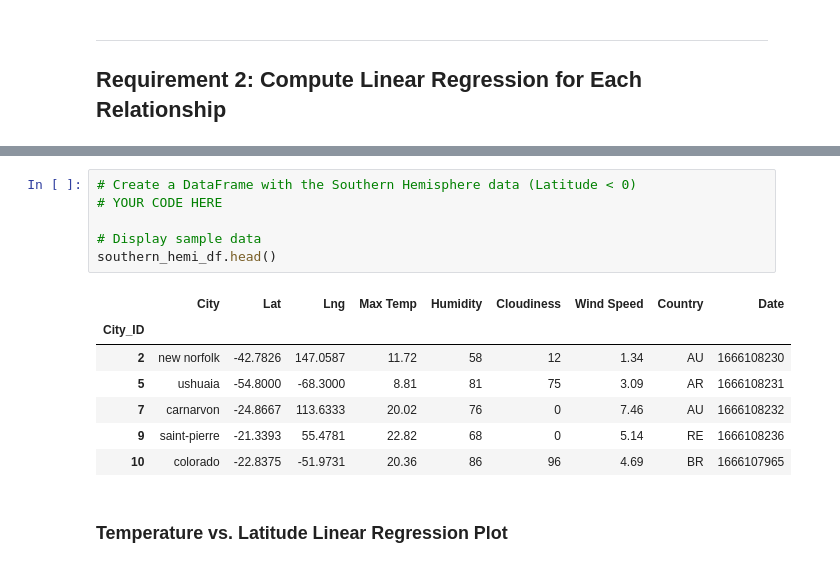
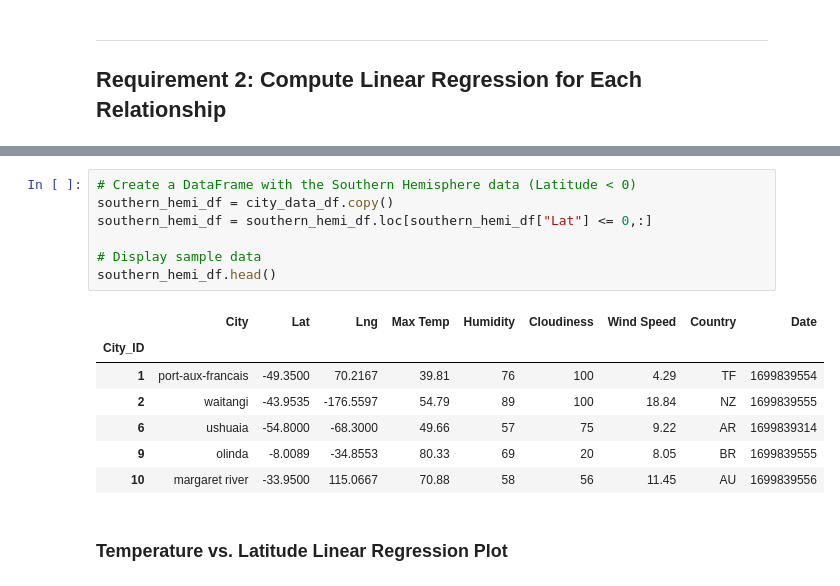
Before and after one commit to jnnfrwht14/Module6_API, a Jupyter notebook: WeatherPy.ipynb, the cells around one changed output, grey strips where cells are left out. Drawn from its saved outputs; the diff is of its cells as text.

```diff
--- a/WeatherPy.ipynb
+++ b/WeatherPy.ipynb
@@ -310,16 +318,17 @@ NameError: name 'northern_hemi' is not defined
 # %%
 # Create a DataFrame with the Southern Hemisphere data (Latitude < 0)
-# YOUR CODE HERE
+southern_hemi_df = city_data_df.copy()
+southern_hemi_df = southern_hemi_df.loc[southern_hemi_df["Lat"] <= 0,:]
 
 # Display sample data
 southern_hemi_df.head()
 # %% [output]
 |  | City | Lat | Lng | Max Temp | Humidity | Cloudiness | Wind Speed | Country | Date |
 | City_ID |  |  |  |  |  |  |  |  |  |
-| 2 | new norfolk | -42.7826 | 147.0587 | 11.72 | 58 | 12 | 1.34 | AU | 1666108230 |
-| 5 | ushuaia | -54.8000 | -68.3000 | 8.81 | 81 | 75 | 3.09 | AR | 1666108231 |
-| 7 | carnarvon | -24.8667 | 113.6333 | 20.02 | 76 | 0 | 7.46 | AU | 1666108232 |
-| 9 | saint-pierre | -21.3393 | 55.4781 | 22.82 | 68 | 0 | 5.14 | RE | 1666108236 |
-| 10 | colorado | -22.8375 | -51.9731 | 20.36 | 86 | 96 | 4.69 | BR | 1666107965 |
+| 1 | port-aux-francais | -49.3500 | 70.2167 | 39.81 | 76 | 100 | 4.29 | TF | 1699839554 |
+| 2 | waitangi | -43.9535 | -176.5597 | 54.79 | 89 | 100 | 18.84 | NZ | 1699839555 |
+| 6 | ushuaia | -54.8000 | -68.3000 | 49.66 | 57 | 75 | 9.22 | AR | 1699839314 |
+| 9 | olinda | -8.0089 | -34.8553 | 80.33 | 69 | 20 | 8.05 | BR | 1699839555 |
+| 10 | margaret river | -33.9500 | 115.0667 | 70.88 | 58 | 56 | 11.45 | AU | 1699839556 |
 # %% [markdown]
 ###  Temperature vs. Latitude Linear Regression Plot
```
Also changed, not shown: parts of 27 cells of this notebook, 6 other files.
